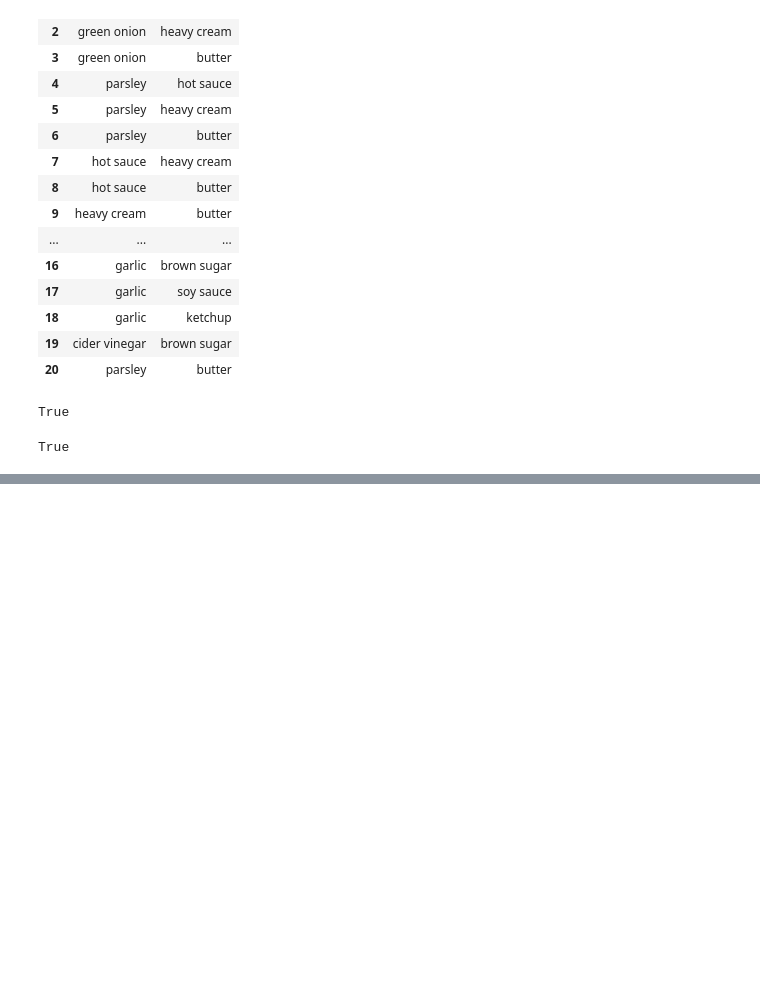
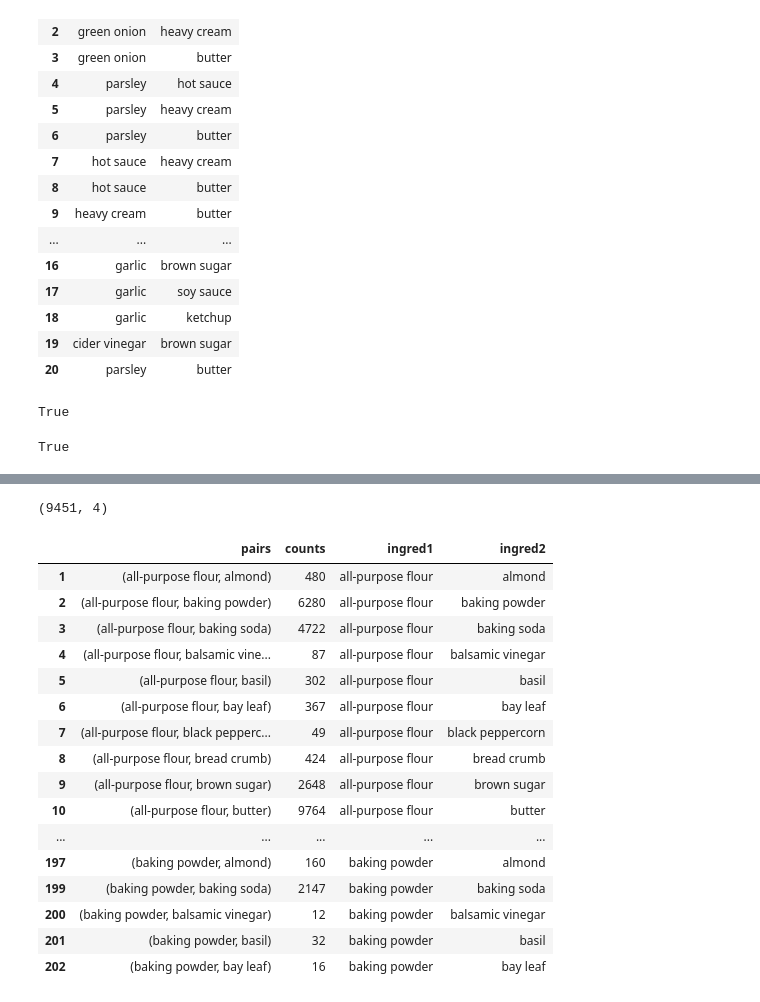
Before and after one commit to finnqiao/recipe_network, a Jupyter notebook: network_data_reshape.ipynb, the cells around one changed output, grey strips where cells are left out. Cells and saved outputs as stored; diff of their text form; code cells hidden in the pictures; blank space fills up the shorter version.

```diff
--- a/network_data_reshape.ipynb
+++ b/network_data_reshape.ipynb
@@ -423,13 +423,6 @@ filtered_combinations_df.head(100)
 | 97 | butter | parsley |
 | 98 | bread crumb | parsley |
 | 99 | chicken stock | onion |
-# %%
-# check 6 and 71
-
-for tup1 in tqdm(filtered_combinations_df.itertuples()):
-    for tup2 in filtered_combinations_df.loc[filtered_combinations_df.index > tup1[0]].itertuples():
-        if (tup1[1] == tup2[2]) & (tup1[2] == tup2[1]):
-            filtered_combinations_df = swap_ingred(filtered_combinations_df, tup2)
 # %%
 def swap_ingred(df, tup):
     index = tup[0]
@@ -494,3 +496,6 @@ True
 test_tups.loc[6,'ingred2'] == test_tups.loc[20,'ingred1']
 # %% [output]
 True
+# %%
+filtered_combinations_df['pairs'] = list(zip(filtered_combinations_df['ingred1'], filtered_combinations_df['ingred2']))
+filtered_combinations_df.head()
@@ -496,0 +509,8 @@ True
+# %%
+# Group by pairing and get counts each pair occurs
+
+filtered_pairs_df = filtered_combinations_df.groupby('pairs').agg({'ingred1':['count','first'],
+                                                                  'ingred2':'first'}).reset_index()
+filtered_pairs_df.columns = filtered_pairs_df.columns.droplevel(1)
+filtered_pairs_df.columns = ['pairs','counts','ingred1','ingred2']
+filtered_pairs_df.head()
@@ -496,0 +524,30 @@ True
+# %%
+# Drop same ingredients
+
+for tup in tqdm(filtered_pairs_df.itertuples()):
+    if tup[1][0] == tup[1][1]:
+        filtered_pairs_df = filtered_pairs_df.drop(tup[0])
+# %%
+filtered_pairs_df.shape
+# %% [output]
+(9451, 4)
+# %%
+filtered_pairs_df.head(200)
+# %% [output]
+|  | pairs | counts | ingred1 | ingred2 |
+| 1 | (all-purpose flour, almond) | 480 | all-purpose flour | almond |
+| 2 | (all-purpose flour, baking powder) | 6280 | all-purpose flour | baking powder |
+| 3 | (all-purpose flour, baking soda) | 4722 | all-purpose flour | baking soda |
+| 4 | (all-purpose flour, balsamic vine... | 87 | all-purpose flour | balsamic vinegar |
+| 5 | (all-purpose flour, basil) | 302 | all-purpose flour | basil |
+| 6 | (all-purpose flour, bay leaf) | 367 | all-purpose flour | bay leaf |
+| 7 | (all-purpose flour, black pepperc... | 49 | all-purpose flour | black peppercorn |
+| 8 | (all-purpose flour, bread crumb) | 424 | all-purpose flour | bread crumb |
+| 9 | (all-purpose flour, brown sugar) | 2648 | all-purpose flour | brown sugar |
+| 10 | (all-purpose flour, butter) | 9764 | all-purpose flour | butter |
+| ... | ... | ... | ... | ... |
+| 197 | (baking powder, almond) | 160 | baking powder | almond |
+| 199 | (baking powder, baking soda) | 2147 | baking powder | baking soda |
+| 200 | (baking powder, balsamic vinegar) | 12 | baking powder | balsamic vinegar |
+| 201 | (baking powder, basil) | 32 | baking powder | basil |
+| 202 | (baking powder, bay leaf) | 16 | baking powder | bay leaf |
```
Also changed, not shown: parts of 4 cells of this notebook.
